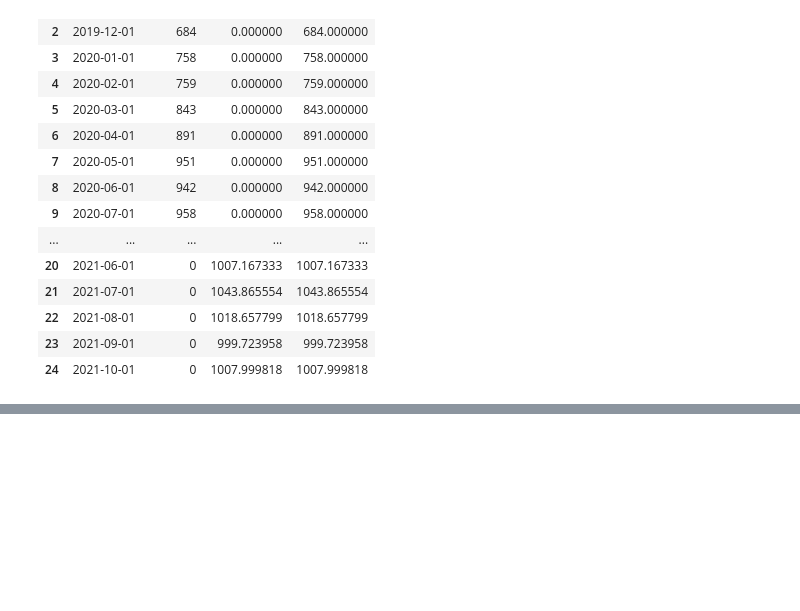
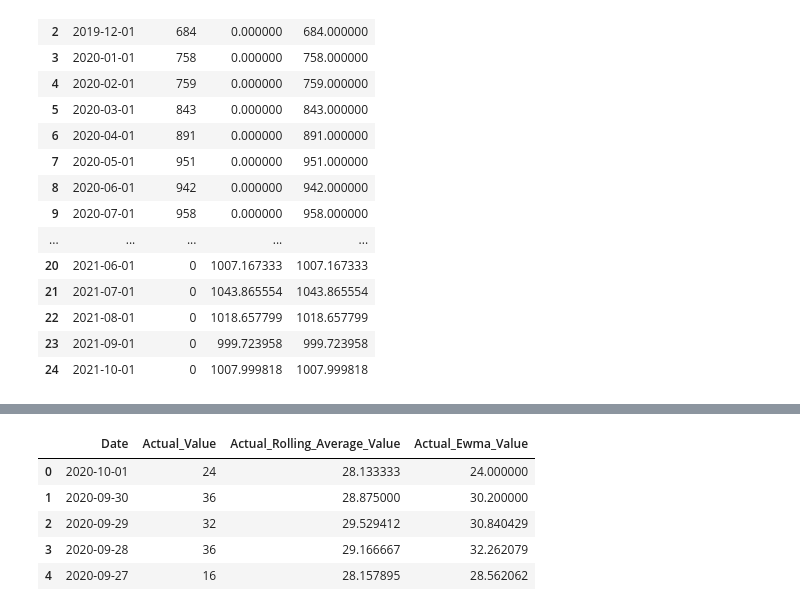
Before and after one commit to elifesciences/data-science-dags, a Jupyter notebook: notebooks/forecasting/forecast-timeseries.ipynb, the cells around one changed output, grey strips where cells are left out. Saved outputs shown, nothing was run; the diff lists cells and outputs as text; code cells hidden in the pictures; blank space fills up the shorter version.

```diff
--- a/notebooks/forecasting/forecast-timeseries.ipynb
+++ b/notebooks/forecasting/forecast-timeseries.ipynb
@@ -280 +298,22 @@ forecast_result_df.head()
+# %%
+actual_result_df = timeseries_df.rename(columns={'ds': 'Date', 'y': 'Actual_Value'}).copy()
+actual_result_df['Date'] = actual_result_df['Date'].apply(to_date_isoformat)
+
+actual_result_df['Actual_Rolling_Average_Value'] = get_rolling_average(
+    actual_result_df['Actual_Value'],
+    window=rolling_average_window
+)
+
+actual_result_df['Actual_Ewma_Value'] = get_ewma(
+    actual_result_df['Actual_Value'],
+    span=ewma_span
+)
+actual_result_df.head()
+# %% [output]
+|  | Date | Actual_Value | Actual_Rolling_Average_Value | Actual_Ewma_Value |
+| 0 | 2020-10-01 | 24 | 28.133333 | 24.000000 |
+| 1 | 2020-09-30 | 36 | 28.875000 | 30.200000 |
+| 2 | 2020-09-29 | 32 | 29.529412 | 30.840429 |
+| 3 | 2020-09-28 | 36 | 29.166667 | 32.262079 |
+| 4 | 2020-09-27 | 16 | 28.157895 | 28.562062 |
 # %%
```
Also changed, not shown: parts of 7 cells of this notebook, 2 other files.
